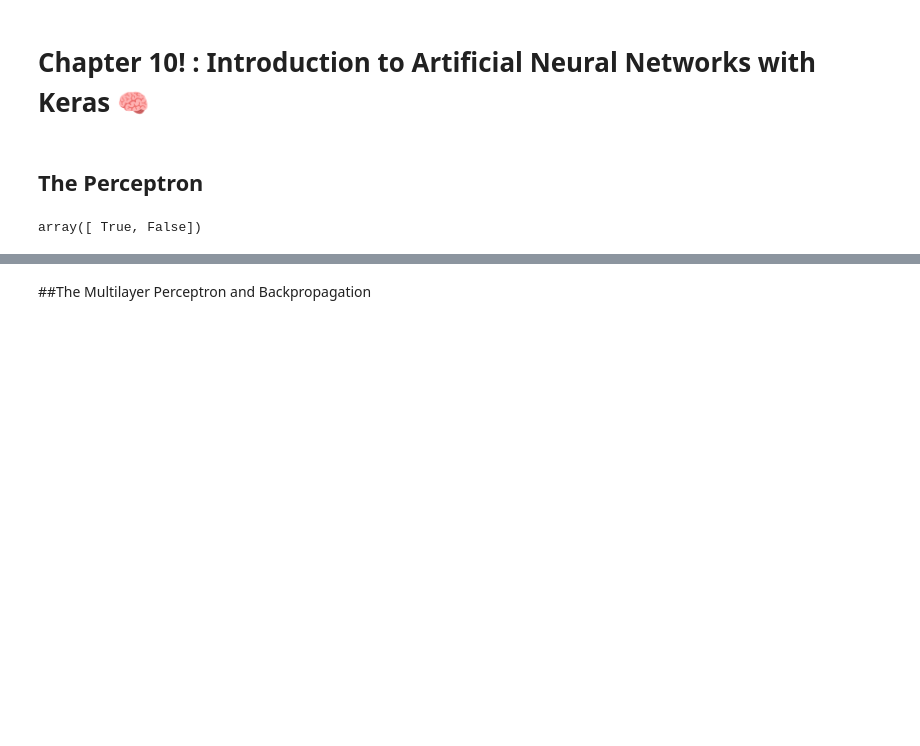
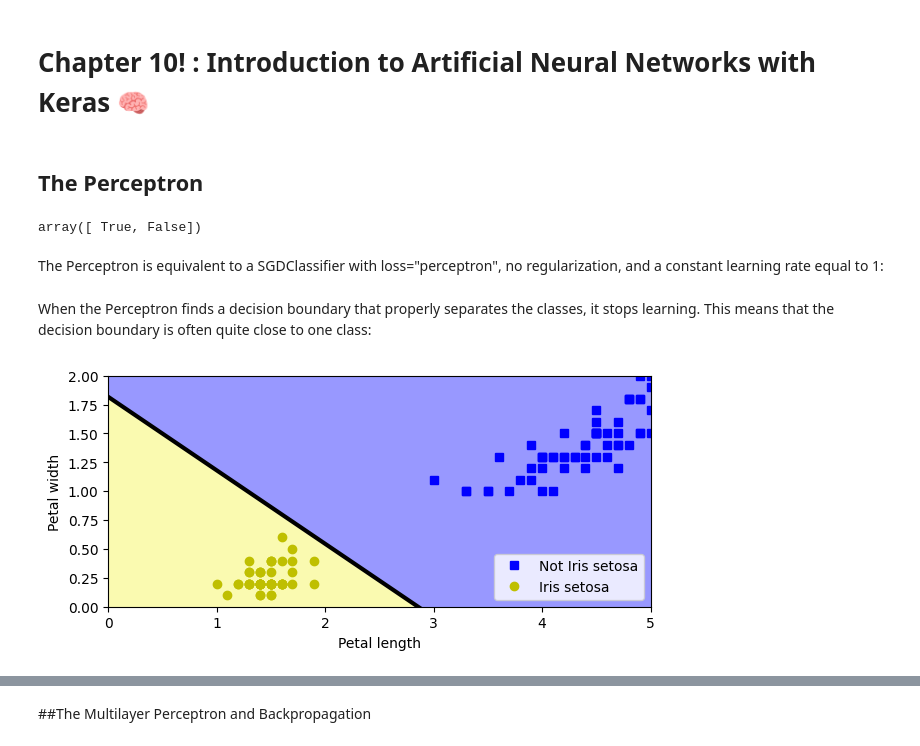
Before and after one commit to ArezooAalipanah/machine_learning3, a Jupyter notebook: hml_ch10.ipynb, the cells around one changed output, grey strips where cells are left out. Cells and saved outputs as stored; diff of their text form; code cells hidden in the pictures; blank space fills up the shorter version.

```diff
--- a/hml_ch10.ipynb
+++ b/hml_ch10.ipynb
@@ -19,3 +19,45 @@ y_pred = per_clf.predict(X_new) # predicts True and False for these 2 flowers
 y_pred
 # %% [output]
 array([ True, False])
+# %% [markdown]
+The Perceptron is equivalent to a SGDClassifier with loss="perceptron", no regularization, and a constant learning rate equal to 1:
+# %%
+from sklearn.linear_model import SGDClassifier
+sgd_clf = SGDClassifier(loss = "perceptron", penalty = None,
+                        learning_rate = "constant", eta0= 1, random_state = 42)
+
+sgd_clf.fit(X, y)
+
+assert (sgd_clf.coef_ == per_clf.coef_).all()
+assert (sgd_clf.intercept_ == per_clf.intercept_).all()
+# %% [markdown]
+When the Perceptron finds a decision boundary that properly separates the classes, it stops learning. This means that the decision boundary is often quite close to one class:
+# %%
+import matplotlib.pyplot as plt
+from matplotlib.colors import ListedColormap
+
+a = -per_clf.coef_[0, 0] / per_clf.coef_[0, 1]
+b = -per_clf.intercept_ / per_clf.coef_[0, 1]
+axes = [0, 5, 0, 2]
+x0, x1 = np.meshgrid(
+    np.linspace(axes[0], axes[1], 500).reshape(-1, 1),
+    np.linspace(axes[2], axes[3], 200).reshape(-1, 1),
+)
+X_new = np.c_[x0.ravel(), x1.ravel()]
+y_predict = per_clf.predict(X_new)
+zz = y_predict.reshape(x0.shape)
+custom_cmap = ListedColormap(['#9898ff', '#fafab0'])
+
+plt.figure(figsize=(7, 3))
+plt.plot(X[y == 0, 0], X[y == 0, 1], "bs", label="Not Iris setosa")
+plt.plot(X[y == 1, 0], X[y == 1, 1], "yo", label="Iris setosa")
+plt.plot([axes[0], axes[1]], [a * axes[0] + b, a * axes[1] + b], "k-",
+         linewidth=3)
+plt.contourf(x0, x1, zz, cmap=custom_cmap)
+plt.xlabel("Petal length")
+plt.ylabel("Petal width")
+plt.legend(loc="lower right")
+plt.axis(axes)
+plt.show()
+# %% [output]
+[figure, added]
```
Also changed, not shown: parts of 72 cells of this notebook.
